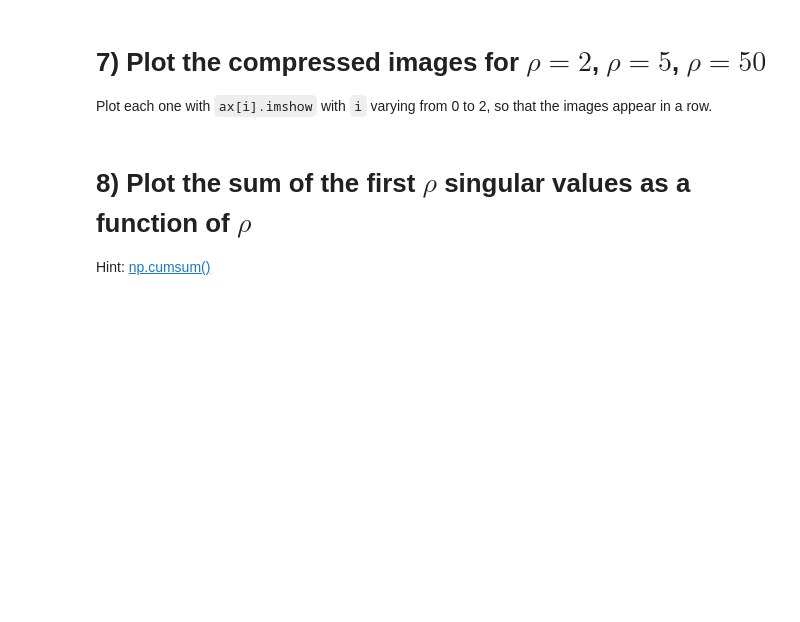
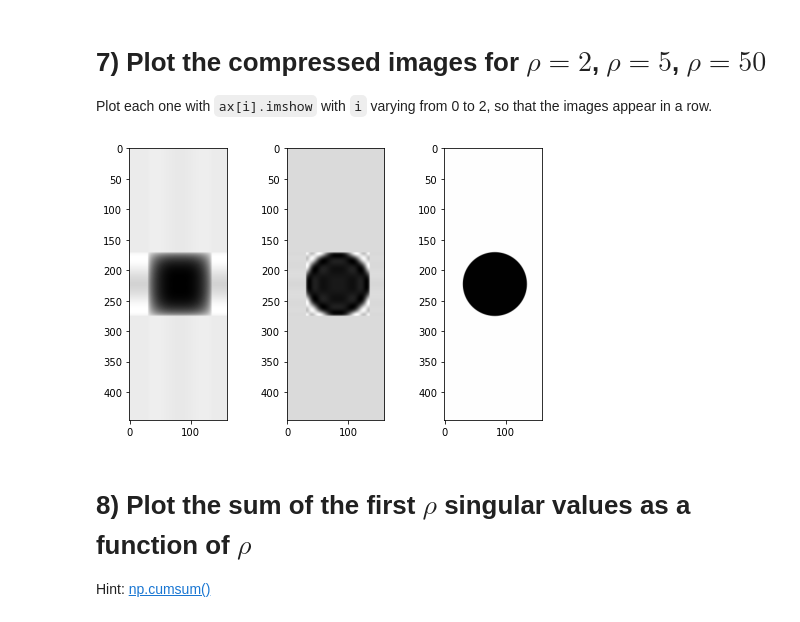
Before and after one commit to joshuaaduarte/dataScience_statistics, a Jupyter notebook: hw3/hw3_prob1.ipynb, the cells around one changed output. Saved outputs shown, nothing was run; the diff lists cells and outputs as text; code cells hidden in the pictures; blank space fills up the shorter version.

```diff
--- a/hw3/hw3_prob1.ipynb
+++ b/hw3/hw3_prob1.ipynb
@@ -110,8 +133,13 @@ result['fig6'] = fig6    # 6 points
 Plot each one with `ax[i].imshow` with `i` varying from 0 to 2, so that the images appear in a row.
 # %%
 fig7, ax = plt.subplots(figsize=(8,5),nrows=1,ncols=3)
-
-# Add you code here.
+rho=[2,5,50]
+for i in range (len(rho)):
+    xcompressed = U [:,:rho[i]] @ S [:rho[i],:rho[i]] @ Vt [:rho[i],:]
+    ax[i].imshow(xcompressed,cmap='gray')#looks clear with 'prism' colormap
+plt.show()
+# %% [output]
+[figure, added]
 # %%
 ################################
 # Reporting. Do not modify.#####
```
Also changed, not shown: parts of 12 cells of this notebook, 3 other files.
